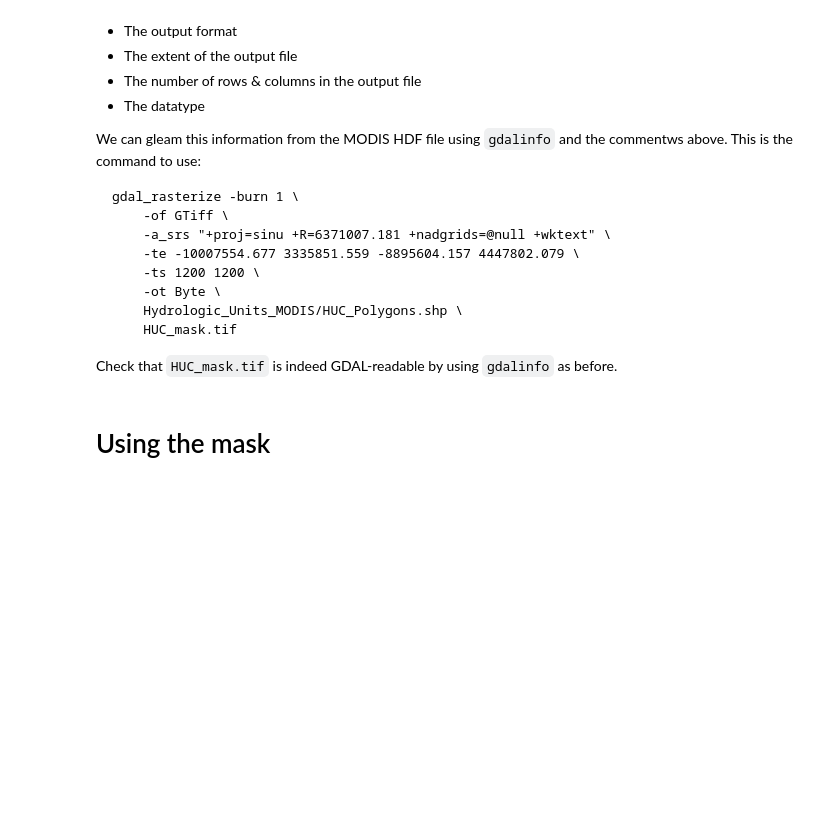
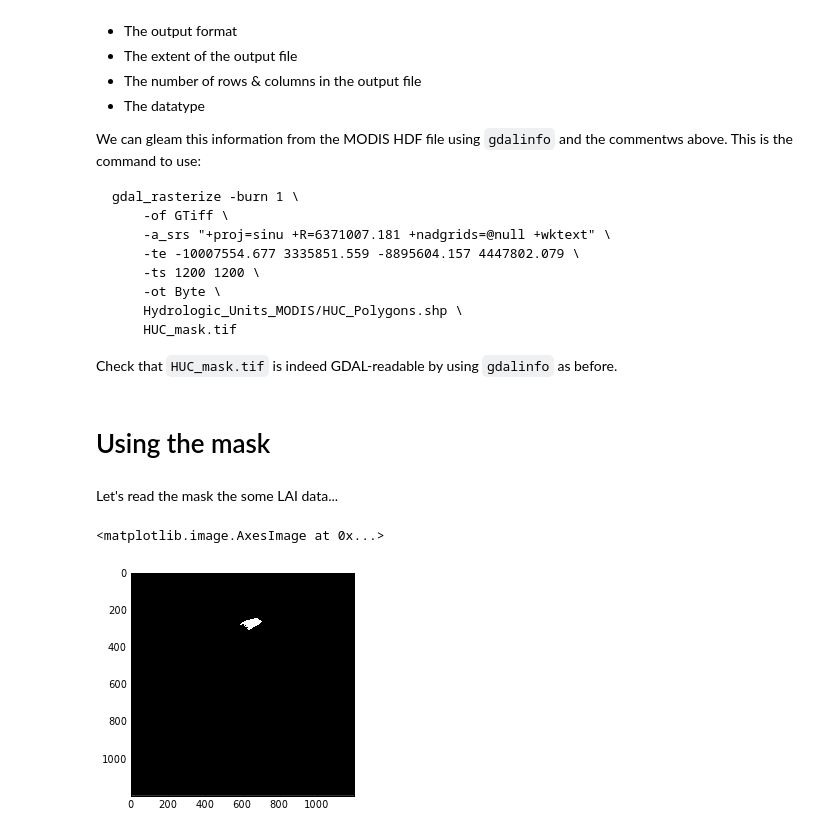
Before and after one commit to jgomezdans/geogg122_lectures, a Jupyter notebook: lectures/FTP_session.ipynb, the cells around one changed output. Drawn from its saved outputs; the diff is of its cells as text; code cells hidden in the pictures; blank space fills up the shorter version.

```diff
--- a/lectures/FTP_session.ipynb
+++ b/lectures/FTP_session.ipynb
@@ -560,3 +560,20 @@ We can gleam this information from the MODIS HDF file using `gdalinfo` and the c
 Check that `HUC_mask.tif` is indeed GDAL-readable by using `gdalinfo` as before.
 # %% [markdown]
 # Using the mask
+# %% [markdown]
+Let's read the mask the some LAI data...
+# %%
+from osgeo import gdal
+import numpy as np
+import matplotlib.pyplot as plt
+
+g = gdal.Open( 'HDF4_EOS:EOS_GRID:"MCD15A2.A2011193.h09v05.005.2011203175347.hdf":MOD_Grid_MOD15A2:Lai_1km')
+lai = g.ReadAsArray()*0.1
+
+g = gdal.Open ( "HUC_mask.tif" )
+mask = g.ReadAsArray()
+
+plt.imshow ( mask, interpolation='nearest', cmap=plt.cm.gray )
+# %% [output]
+<matplotlib.image.AxesImage at 0x...>
+[figure, added]
```
Also changed, not shown: parts of 3 cells of this notebook.
